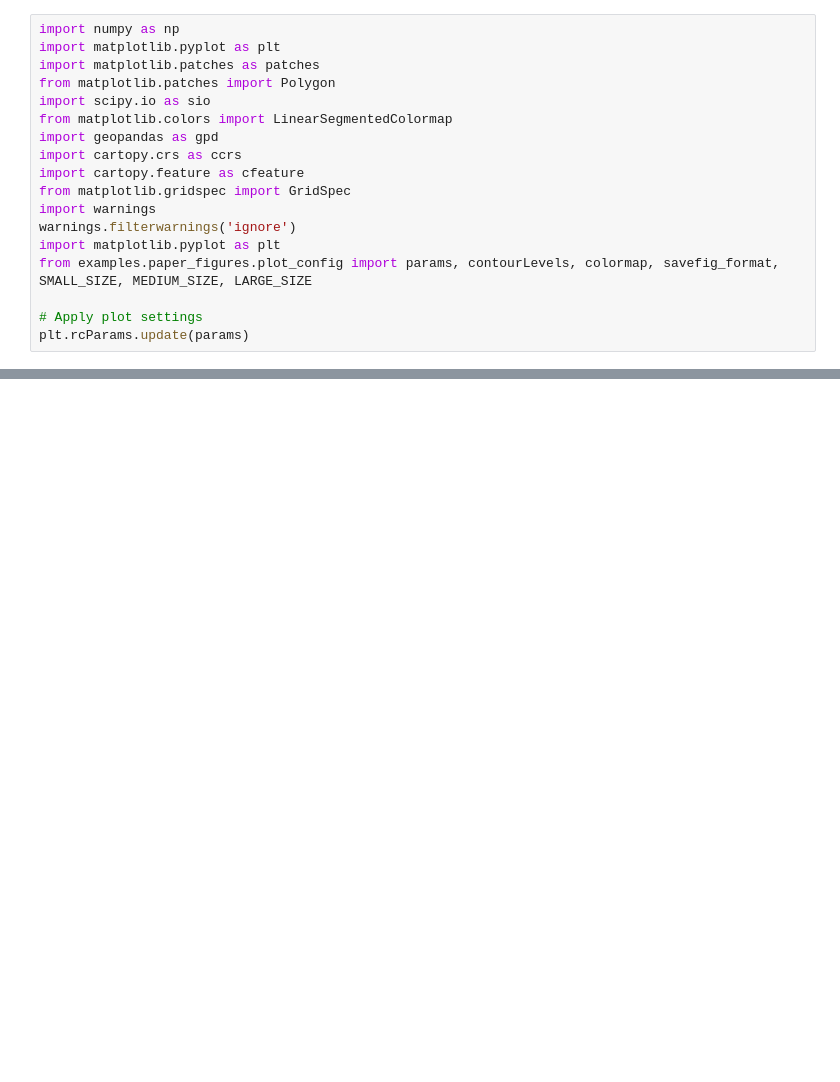
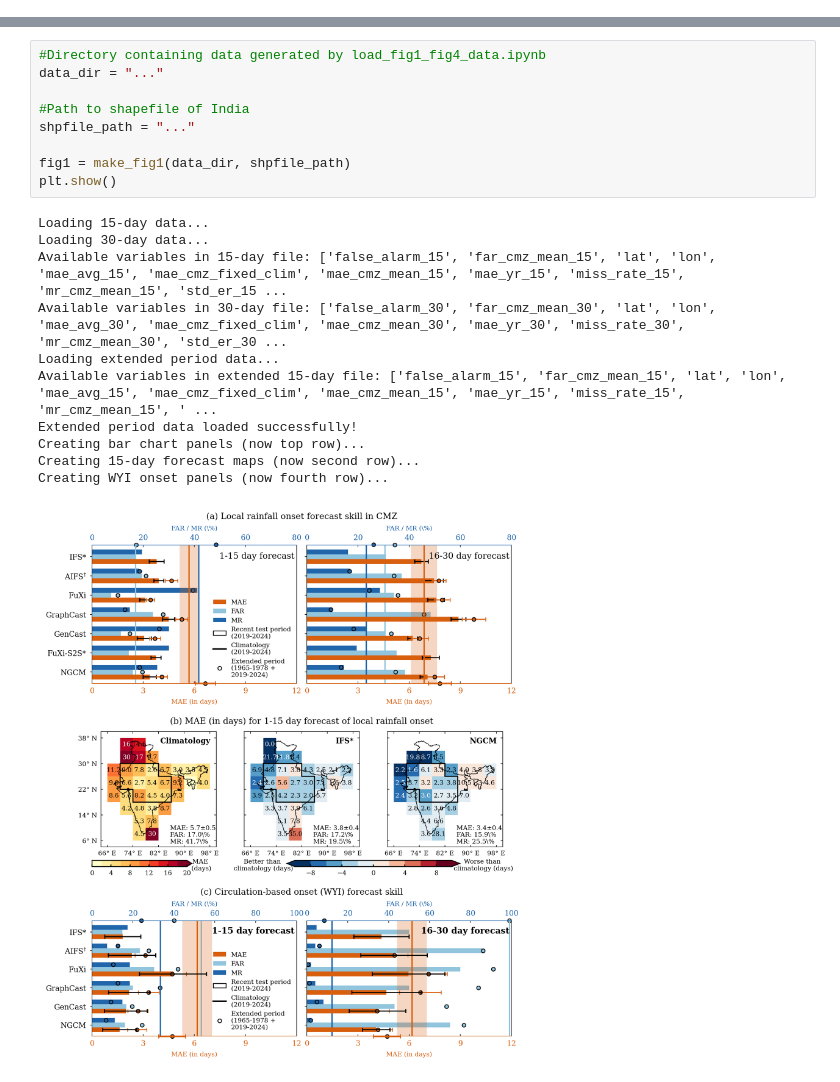
Before and after one commit to dsi-clinic/monsoon-bench, a Jupyter notebook: examples/paper_figures/fig1.ipynb, the cells around one changed output, grey strips where cells are left out. Drawn from its saved outputs; the diff is of its cells as text; blank space fills up the shorter version.

```diff
--- a/examples/paper_figures/fig1.ipynb
+++ b/examples/paper_figures/fig1.ipynb
@@ -1,18 +0,0 @@
-# %%
-import numpy as np
-import matplotlib.pyplot as plt
-import matplotlib.patches as patches
-from matplotlib.patches import Polygon
-import scipy.io as sio
-from matplotlib.colors import LinearSegmentedColormap
-import geopandas as gpd
-import cartopy.crs as ccrs
-import cartopy.feature as cfeature
-from matplotlib.gridspec import GridSpec
-import warnings
-warnings.filterwarnings('ignore')
-import matplotlib.pyplot as plt
-from examples.paper_figures.plot_config import params, contourLevels, colormap, savefig_format, SMALL_SIZE, MEDIUM_SIZE, LARGE_SIZE
-
-# Apply plot settings
-plt.rcParams.update(params)
@@ -1173,0 +13,21 @@ Creating WYI onset panels (now fourth row)...
+# %%
+#Directory containing data generated by load_fig1_fig4_data.ipynb
+data_dir = "..."
+
+#Path to shapefile of India
+shpfile_path = "..."
+
+fig1 = make_fig1(data_dir, shpfile_path)
+plt.show()
+# %% [output]
+Loading 15-day data...
+Loading 30-day data...
+Available variables in 15-day file: ['false_alarm_15', 'far_cmz_mean_15', 'lat', 'lon', 'mae_avg_15', 'mae_cmz_fixed_clim', 'mae_cmz_mean_15', 'mae_yr_15', 'miss_rate_15', 'mr_cmz_mean_15', 'std_er_15 ...
+Available variables in 30-day file: ['false_alarm_30', 'far_cmz_mean_30', 'lat', 'lon', 'mae_avg_30', 'mae_cmz_fixed_clim', 'mae_cmz_mean_30', 'mae_yr_30', 'miss_rate_30', 'mr_cmz_mean_30', 'std_er_30 ...
+Loading extended period data...
+Available variables in extended 15-day file: ['false_alarm_15', 'far_cmz_mean_15', 'lat', 'lon', 'mae_avg_15', 'mae_cmz_fixed_clim', 'mae_cmz_mean_15', 'mae_yr_15', 'miss_rate_15', 'mr_cmz_mean_15', ' ...
+Extended period data loaded successfully!
+Creating bar chart panels (now top row)...
+Creating 15-day forecast maps (now second row)...
+Creating WYI onset panels (now fourth row)...
+[figure, added]
```
Also changed, not shown: parts of 17 cells of this notebook, 5 other files.
